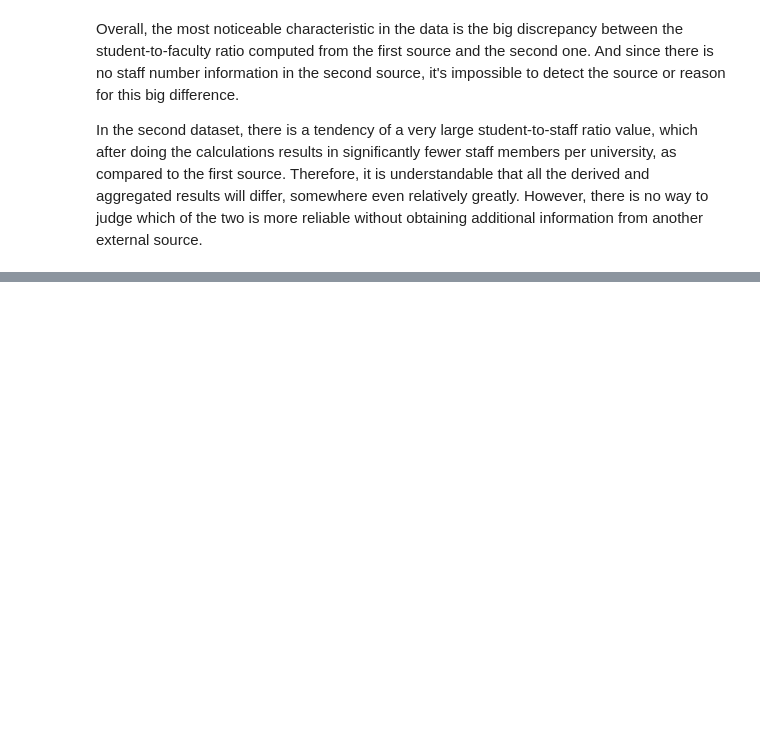
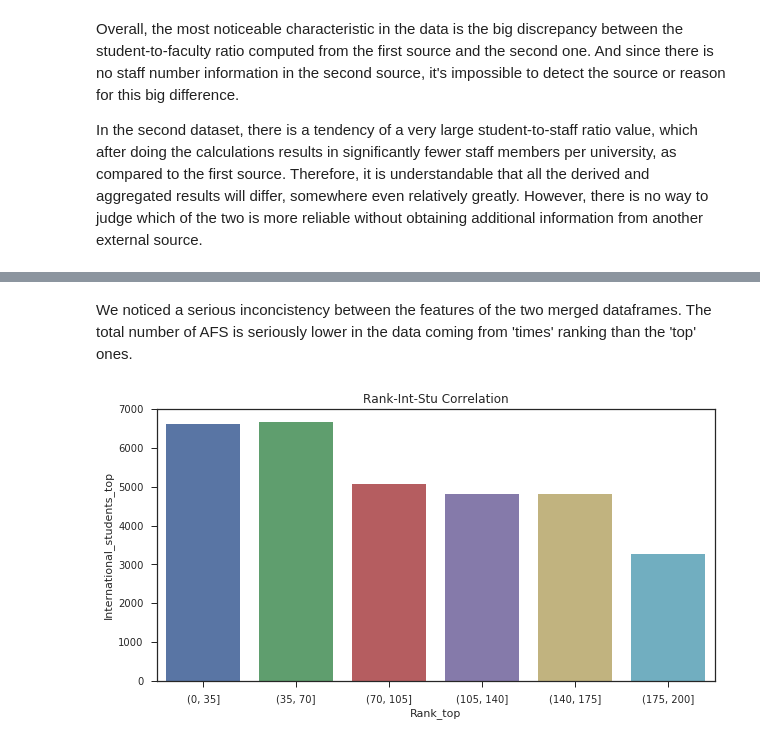
Before and after one commit to martinj96/Ada2017, a Jupyter notebook: Homework 2/Homework2.ipynb, the cells around one changed output, grey strips where cells are left out. Cells and saved outputs as stored; diff of their text form; code cells hidden in the pictures; blank space fills up the shorter version.

```diff
--- a/Homework 2/Homework2.ipynb
+++ b/Homework 2/Homework2.ipynb
@@ -416,0 +645,14 @@ In the second dataset, there is a tendency of a very large student-to-staff rati
+# %% [markdown]
+We noticed a serious inconcistency between the features of the two merged dataframes. The total number of AFS is seriously lower in the data coming from 'times' ranking than the 'top' ones.
+# %%
+plot_df = total.copy()
+
+plot_df['Rank_top'] = pd.cut(plot_df['Rank_top'], [0,35,70,105,140,175,200])
+fig, ax = plt.subplots(figsize=(10, 5))
+sns.barplot(x='Rank_top',y='International_students_top', data=plot_df,ci=None)
+plt.xlabel('Rank_top')
+plt.ylabel('International_students_top')
+plt.title('Rank-Int-Stu Correlation')
+plt.show()
+# %% [output]
+[figure, added]
```
Also changed, not shown: parts of 24 cells of this notebook.
